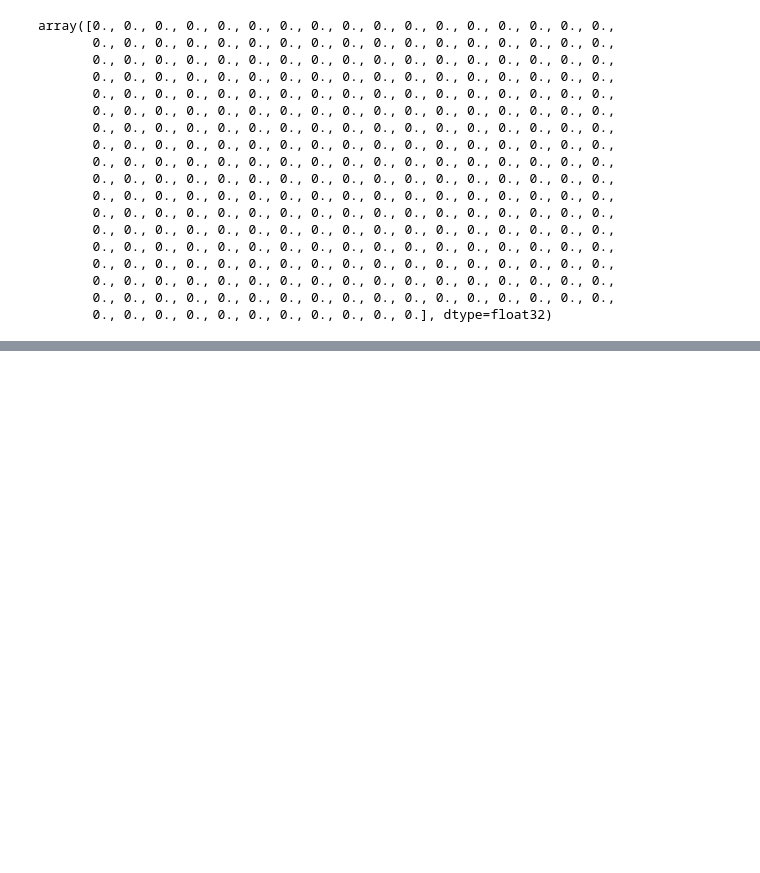
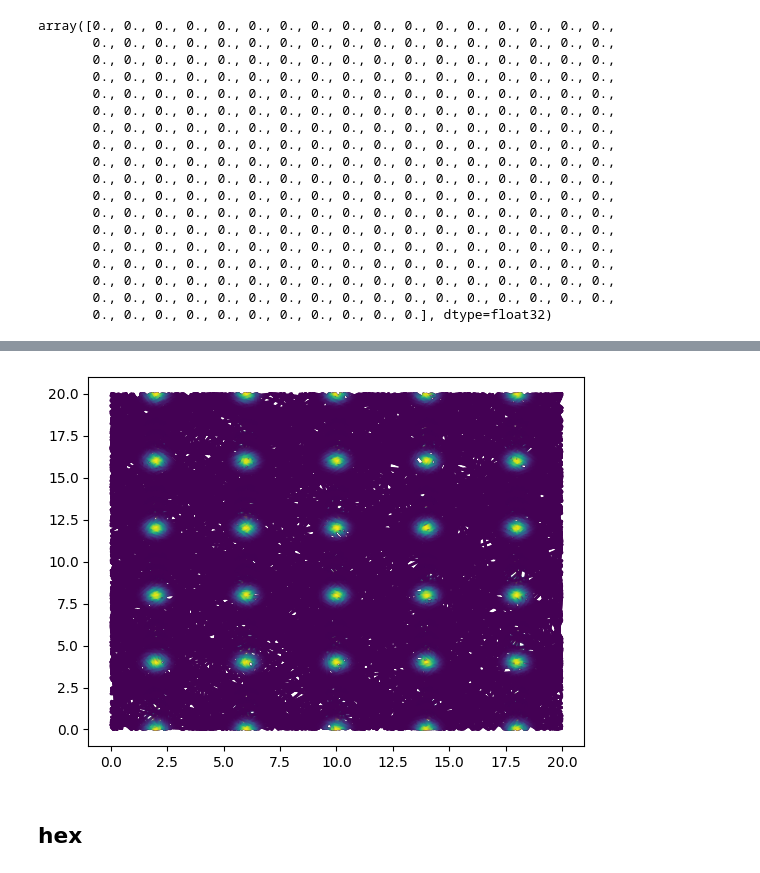
Before and after one commit to iKiru-hub/PCNN, a Jupyter notebook: notebooks/lab_pcore_2.ipynb, the cells around one changed output, grey strips where cells are left out. Drawn from its saved outputs; the diff is of its cells as text; code cells hidden in the pictures; blank space fills up the shorter version.

```diff
--- a/notebooks/lab_pcore_2.ipynb
+++ b/notebooks/lab_pcore_2.ipynb
@@ -177,0 +261,10 @@ array([0., 0., 0., 0., 0., 0., 0., 0., 0., 0., 0., 0., 0., 0., 0., 0., 0.,
+# %%
+
+for i in tqdm(range(4)):
+    plt.scatter(*np.array(points[1:]).T, c=activity[i, :], s=np.where(activity[-1, :]>0.1, 5, 1), alpha=0.5)
+
+plt.show()
+# %% [output]
+[figure, added]
+# %% [markdown]
+## hex
```
Also changed, not shown: parts of 10 cells of this notebook, 1 other file.
